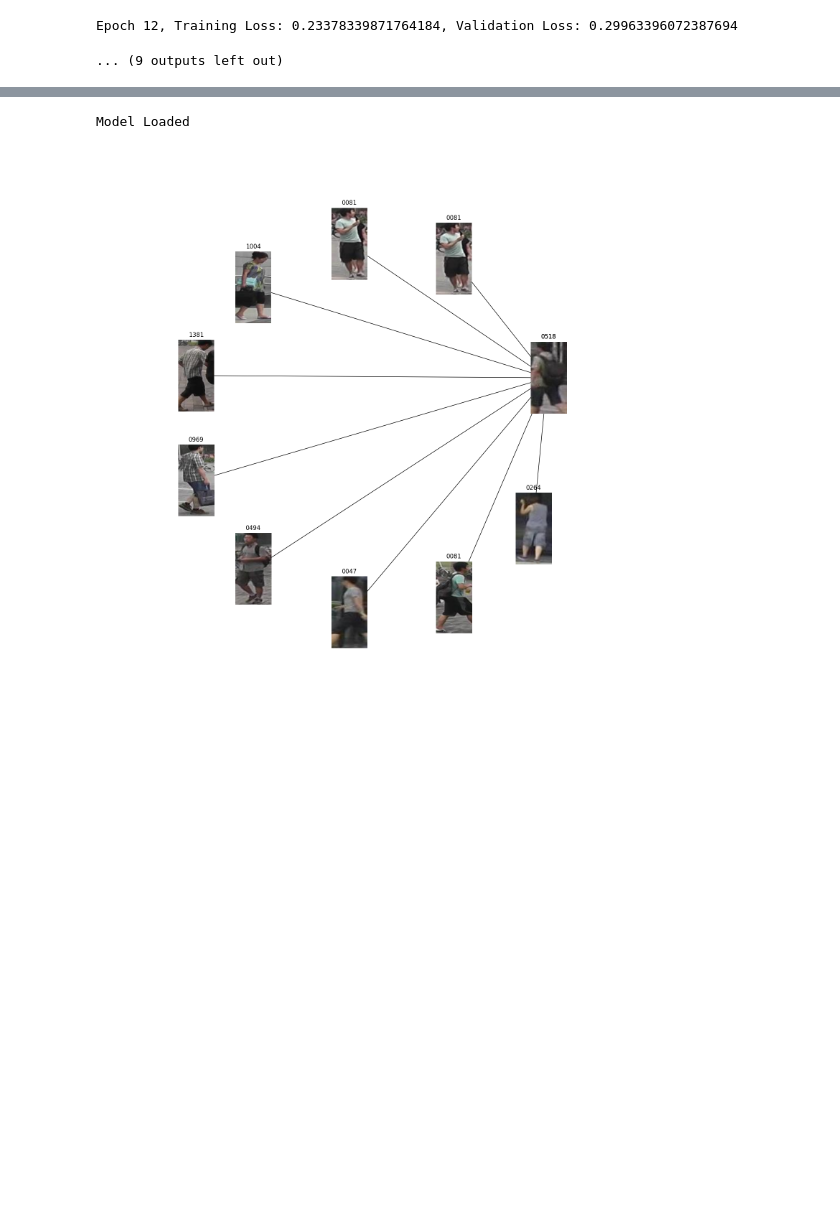
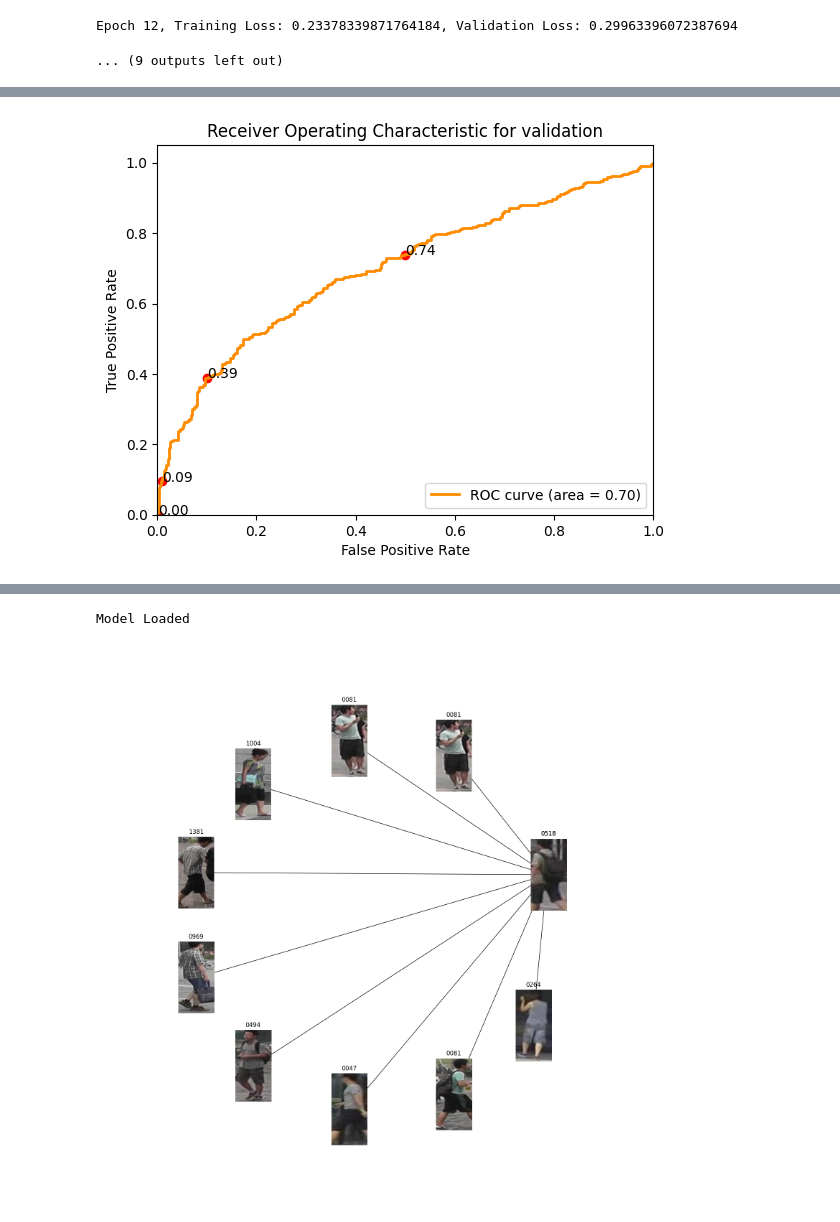
Before and after one commit to Arhosseini77/ADDNN_2023, a Jupyter notebook: HW5/HW5_ADNN_contrastive_loss.ipynb, the cells around one changed output, grey strips where cells are left out. Cells and saved outputs as stored; diff of their text form; code cells hidden in the pictures; blank space fills up the shorter version.

```diff
--- a/HW5/HW5_ADNN_contrastive_loss.ipynb
+++ b/HW5/HW5_ADNN_contrastive_loss.ipynb
@@ -138,3 +138,20 @@ transform = transforms.Compose([
 
 # Splitting the dataset
 train_df, val_df = train_test_split(df, test_size=0.2)
+# %%
+from sklearn.model_selection import train_test_split
+
+# Assuming 'label' is the column containing the labels (0 and 1)
+X = df.drop('Label', axis=1)  # Features
+y = df['Label']  # Labels
+
+# Split the dataset with stratification to maintain label balance
+train_df, val_df = train_test_split(df, test_size=0.2, stratify=y, random_state=42)
+
+# Print the distribution of labels in the training set
+print("Training set label distribution:")
+print(train_df['Label'].value_counts())
+
+# Print the distribution of labels in the validation set
+print("\nValidation set label distribution:")
+print(val_df['Label'].value_counts())
@@ -317,0 +337,45 @@ plt.show()
+# %%
+def compute_embeddings(loader, model, device):
+    model.eval()
+    embeddings = []
+    labels = []
+    with torch.no_grad():
+        for (data1, data2), label in loader:
+            data1, data2 = data1.to(device), data2.to(device)
+            emb1, emb2 = model(data1), model(data2)
+            embeddings.append((emb1, emb2))
+            labels.append(label)
+    return embeddings, labels
+
+# Calculate Euclidean distances and labels
+embeddings, labels = compute_embeddings(val_loader, model, device)
+distances = [torch.norm(e1 - e2, dim=1).cpu().numpy() for e1, e2 in embeddings]
+labels = np.concatenate(labels)
+
+# Flatten distance array
+distances = np.concatenate(distances)
+
+# ROC Curve
+fpr, tpr, thresholds = roc_curve(labels, distances)
+roc_auc = auc(fpr, tpr)
+
+# Find the TPR for specific FPR values
+desired_fprs = [0.5, 0.1, 0.01 , 0.001]
+tpr_at_desired_fpr = [tpr[np.argmin(np.abs(fpr - desired_fpr))] for desired_fpr in desired_fprs]
+
+# Plotting
+plt.figure()
+lw = 2
+plt.plot(fpr, tpr, color='darkorange', lw=lw, label='ROC curve (area = %0.2f)' % roc_auc)
+plt.scatter(desired_fprs, tpr_at_desired_fpr, color='red')
+for i, txt in enumerate(tpr_at_desired_fpr):
+    plt.annotate(f'{txt:.2f}', (desired_fprs[i], txt))
+plt.xlim([0.0, 1.0])
+plt.ylim([0.0, 1.05])
+plt.xlabel('False Positive Rate')
+plt.ylabel('True Positive Rate')
+plt.title('Receiver Operating Characteristic for validation')
+plt.legend(loc="lower right")
+plt.show()
+# %% [output]
+[figure, added]
```
Also changed, not shown: parts of 16 cells of this notebook, 3 other files.
